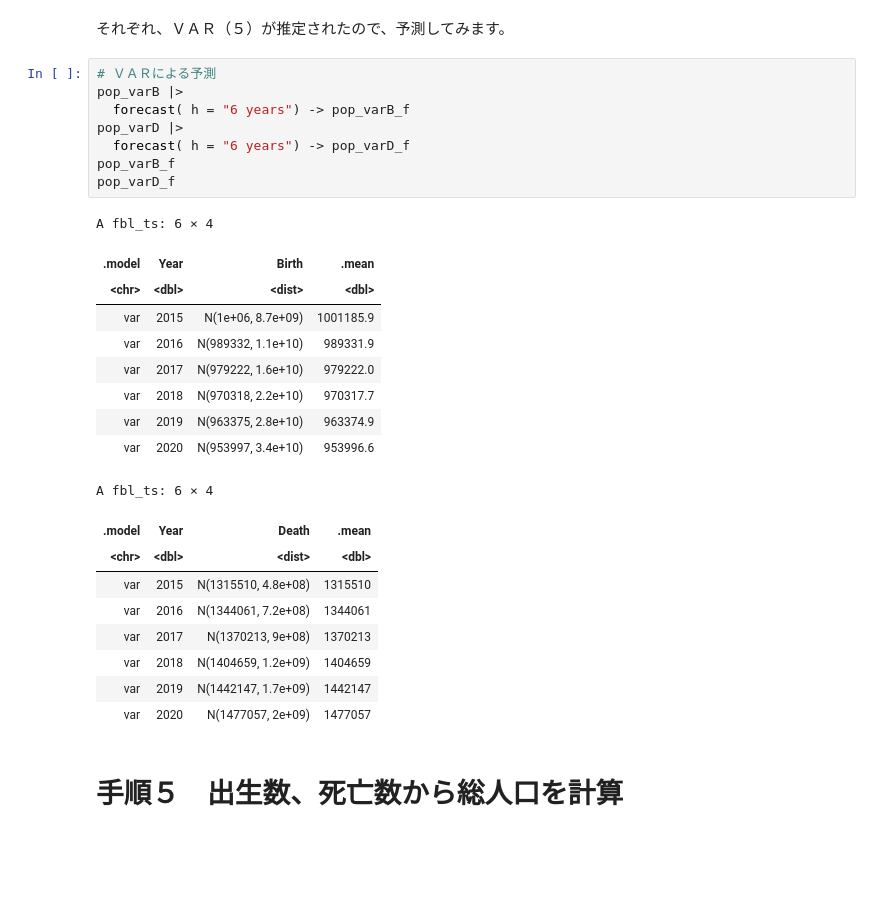
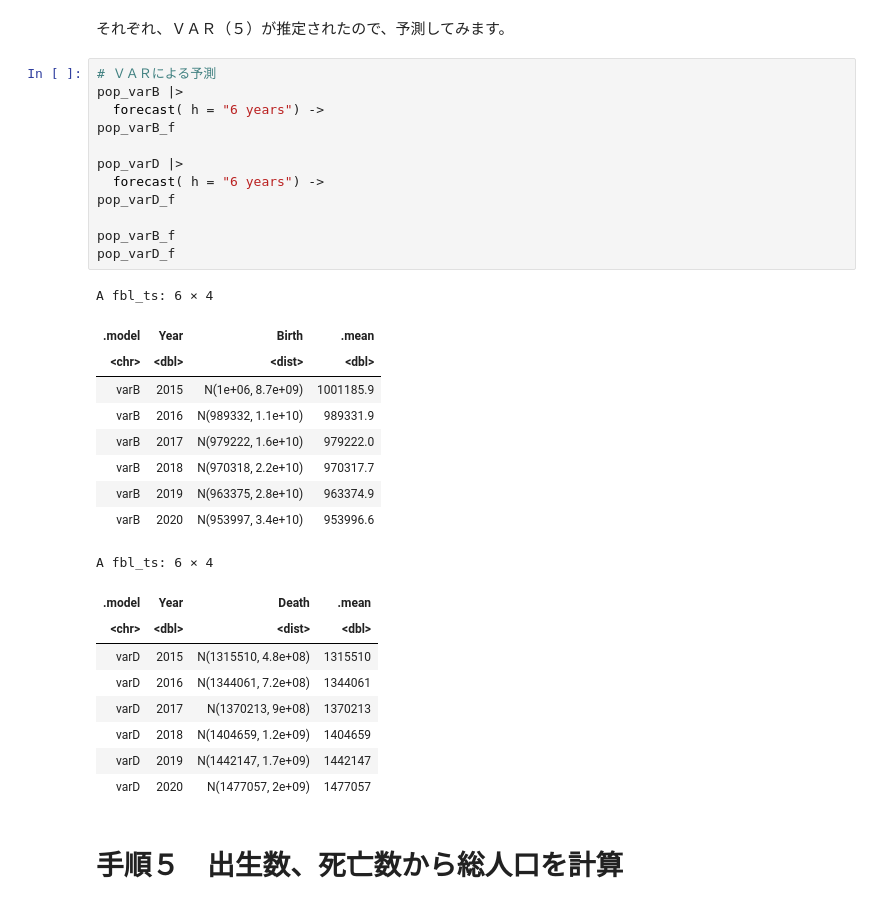
Before and after one commit to u-10bei/Population_Projections, a Jupyter notebook: ipynb/R_VAR_2.ipynb, the cells around one changed output. Cells and saved outputs as stored; diff of their text form; blank space fills up the shorter version.

```diff
--- a/ipynb/R_VAR_2.ipynb
+++ b/ipynb/R_VAR_2.ipynb
@@ -154,30 +169,34 @@ A mdl_df: 1 × 1
 # %%
 # ＶＡＲによる予測
 pop_varB |>
-  forecast( h = "6 years") -> pop_varB_f
+  forecast( h = "6 years") ->
+pop_varB_f
+
 pop_varD |>
-  forecast( h = "6 years") -> pop_varD_f
+  forecast( h = "6 years") ->
+pop_varD_f
+
 pop_varB_f
 pop_varD_f
 # %% [output]
 A fbl_ts: 6 × 4
 | .model | Year | Birth | .mean |
 | <chr> | <dbl> | <dist> | <dbl> |
-| var | 2015 | N(1e+06, 8.7e+09) | 1001185.9 |
-| var | 2016 | N(989332, 1.1e+10) | 989331.9 |
-| var | 2017 | N(979222, 1.6e+10) | 979222.0 |
-| var | 2018 | N(970318, 2.2e+10) | 970317.7 |
-| var | 2019 | N(963375, 2.8e+10) | 963374.9 |
-| var | 2020 | N(953997, 3.4e+10) | 953996.6 |
+| varB | 2015 | N(1e+06, 8.7e+09) | 1001185.9 |
+| varB | 2016 | N(989332, 1.1e+10) | 989331.9 |
+| varB | 2017 | N(979222, 1.6e+10) | 979222.0 |
+| varB | 2018 | N(970318, 2.2e+10) | 970317.7 |
+| varB | 2019 | N(963375, 2.8e+10) | 963374.9 |
+| varB | 2020 | N(953997, 3.4e+10) | 953996.6 |
 A fbl_ts: 6 × 4
 | .model | Year | Death | .mean |
 | <chr> | <dbl> | <dist> | <dbl> |
-| var | 2015 | N(1315510, 4.8e+08) | 1315510 |
-| var | 2016 | N(1344061, 7.2e+08) | 1344061 |
-| var | 2017 | N(1370213, 9e+08) | 1370213 |
-| var | 2018 | N(1404659, 1.2e+09) | 1404659 |
-| var | 2019 | N(1442147, 1.7e+09) | 1442147 |
-| var | 2020 | N(1477057, 2e+09) | 1477057 |
+| varD | 2015 | N(1315510, 4.8e+08) | 1315510 |
+| varD | 2016 | N(1344061, 7.2e+08) | 1344061 |
+| varD | 2017 | N(1370213, 9e+08) | 1370213 |
+| varD | 2018 | N(1404659, 1.2e+09) | 1404659 |
+| varD | 2019 | N(1442147, 1.7e+09) | 1442147 |
+| varD | 2020 | N(1477057, 2e+09) | 1477057 |
 # %% [markdown]
 # 手順５　出生数、死亡数から総人口を計算
 # %% [markdown]
```
Also changed, not shown: parts of 7 cells of this notebook.
